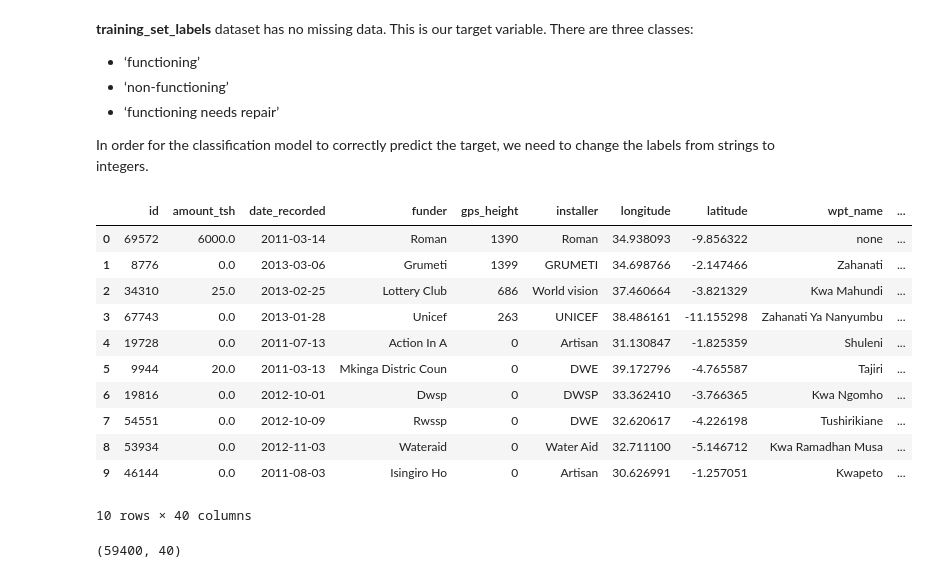
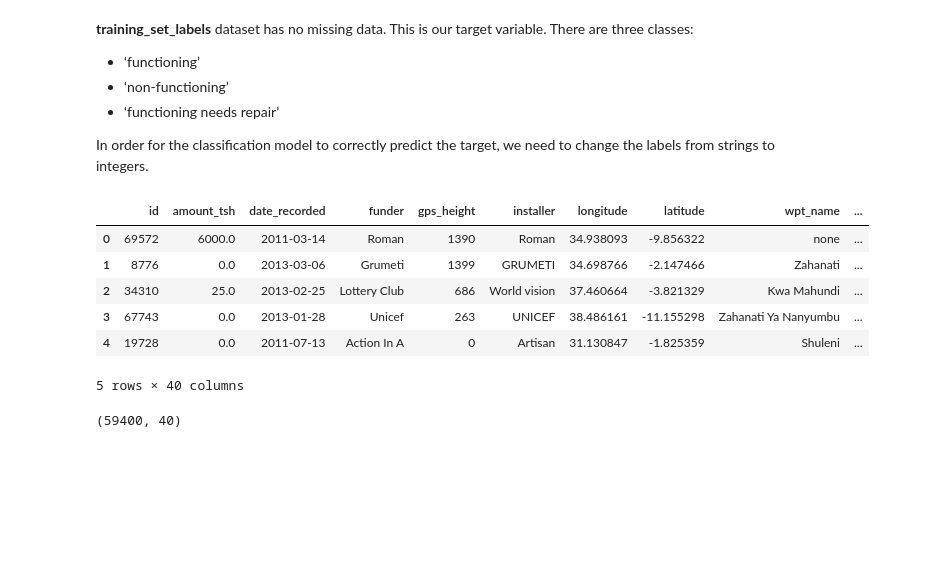
Before and after one commit to baotramduong/Portfolio_Project_Ternary_Classification_Tanzanian_Water_Crisis, a Jupyter notebook: Part I - EDA.ipynb, the cells around one changed output. Saved outputs shown, nothing was run; the diff lists cells and outputs as text; code cells hidden in the pictures; blank space fills up the shorter version.

```diff
--- a/Part I - EDA.ipynb
+++ b/Part I - EDA.ipynb
@@ -97,20 +97,15 @@ In order for the classification model to correctly predict the target, we need t
 # %%
 #load provided dataset
 training_set_values = pd.read_csv('./Data/Training_Set_Values.csv')
-training_set_values.head(10)
+training_set_values.head()
 # %% [output]
 |  | id | amount_tsh | date_recorded | funder | gps_height | installer | longitude | latitude | wpt_name | ... |
 | 0 | 69572 | 6000.0 | 2011-03-14 | Roman | 1390 | Roman | 34.938093 | -9.856322 | none | ... |
 | 1 | 8776 | 0.0 | 2013-03-06 | Grumeti | 1399 | GRUMETI | 34.698766 | -2.147466 | Zahanati | ... |
 | 2 | 34310 | 25.0 | 2013-02-25 | Lottery Club | 686 | World vision | 37.460664 | -3.821329 | Kwa Mahundi | ... |
 | 3 | 67743 | 0.0 | 2013-01-28 | Unicef | 263 | UNICEF | 38.486161 | -11.155298 | Zahanati Ya Nanyumbu | ... |
 | 4 | 19728 | 0.0 | 2011-07-13 | Action In A | 0 | Artisan | 31.130847 | -1.825359 | Shuleni | ... |
-| 5 | 9944 | 20.0 | 2011-03-13 | Mkinga Distric Coun | 0 | DWE | 39.172796 | -4.765587 | Tajiri | ... |
-| 6 | 19816 | 0.0 | 2012-10-01 | Dwsp | 0 | DWSP | 33.362410 | -3.766365 | Kwa Ngomho | ... |
-| 7 | 54551 | 0.0 | 2012-10-09 | Rwssp | 0 | DWE | 32.620617 | -4.226198 | Tushirikiane | ... |
-| 8 | 53934 | 0.0 | 2012-11-03 | Wateraid | 0 | Water Aid | 32.711100 | -5.146712 | Kwa Ramadhan Musa | ... |
-| 9 | 46144 | 0.0 | 2011-08-03 | Isingiro Ho | 0 | Artisan | 30.626991 | -1.257051 | Kwapeto | ... |
-10 rows × 40 columns
+5 rows × 40 columns
 # %%
 #check the shape
 training_set_values.shape
```
Also changed, not shown: parts of 342 cells of this notebook.
